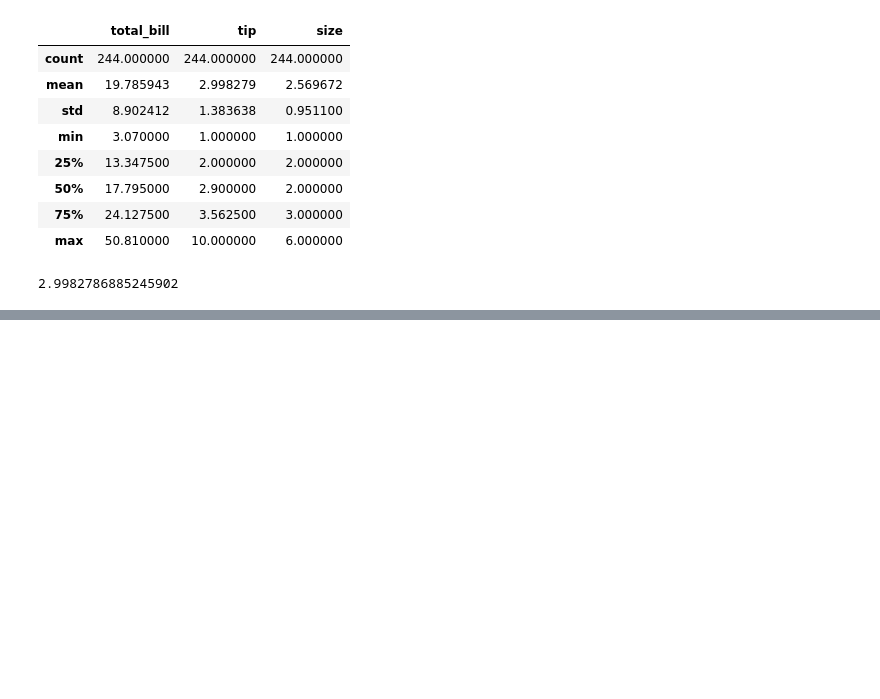
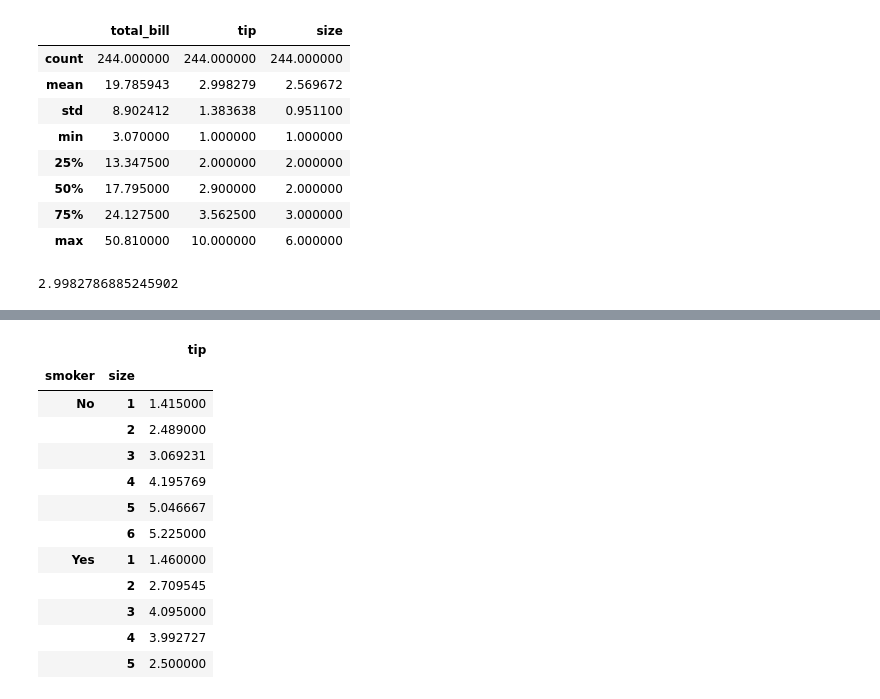
Before and after one commit to Kfirul/Waiter-Tips, a Jupyter notebook: Waiter Tips dataset.ipynb, the cells around one changed output, grey strips where cells are left out. Cells and saved outputs as stored; diff of their text form; code cells hidden in the pictures; blank space fills up the shorter version.

```diff
--- a/Waiter Tips dataset.ipynb
+++ b/Waiter Tips dataset.ipynb
@@ -61,0 +109,17 @@ tips.tip.mean()
+# %%
+df_smoke_size=pd.DataFrame(tips.groupby(['smoker','size']).tip.mean())
+df_smoke_size
+# %% [output]
+|  |  | tip |
+| smoker | size |  |
+| No | 1 | 1.415000 |
+|  | 2 | 2.489000 |
+|  | 3 | 3.069231 |
+|  | 4 | 4.195769 |
+|  | 5 | 5.046667 |
+|  | 6 | 5.225000 |
+| Yes | 1 | 1.460000 |
+|  | 2 | 2.709545 |
+|  | 3 | 4.095000 |
+|  | 4 | 3.992727 |
+|  | 5 | 2.500000 |
```
Also changed, not shown: parts of 10 cells of this notebook.
